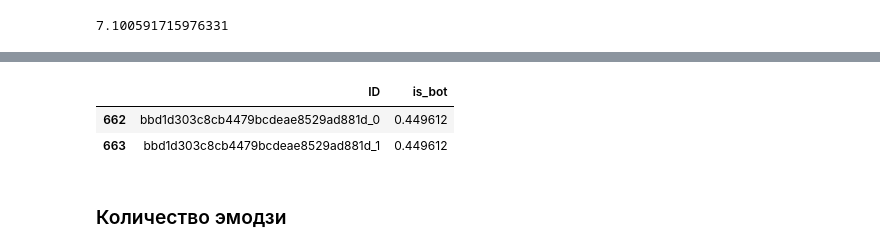
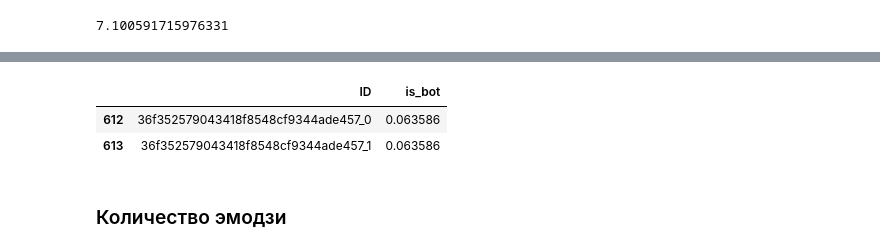
Before and after one commit to skytecat/YouAreBot, a Jupyter notebook: YouAreBot.ipynb, the cells around one changed output, grey strips where cells are left out. Drawn from its saved outputs; the diff is of its cells as text; code cells hidden in the pictures.

```diff
--- a/YouAreBot.ipynb
+++ b/YouAreBot.ipynb
@@ -3815,9 +3818,9 @@ test_df.query('dialog_id == "23ce3b6cf164467386e2b34db908dbc3"')
 # %%
-pd.read_csv('submission_length_features.csv').query('ID in ("bbd1d303c8cb4479bcdeae8529ad881d_0", "bbd1d303c8cb4479bcdeae8529ad881d_1")')
+pd.read_csv('submission_length_features.csv').query('ID in ("36f352579043418f8548cf9344ade457_0", "36f352579043418f8548cf9344ade457_1")')
 # %% [output]
 |  | ID | is_bot |
-| 662 | bbd1d303c8cb4479bcdeae8529ad881d_0 | 0.449612 |
-| 663 | bbd1d303c8cb4479bcdeae8529ad881d_1 | 0.449612 |
+| 612 | 36f352579043418f8548cf9344ade457_0 | 0.063586 |
+| 613 | 36f352579043418f8548cf9344ade457_1 | 0.063586 |
 # %% [markdown]
 ### Количество эмодзи
 # %%
```
Also changed, not shown: parts of 13 cells of this notebook.
